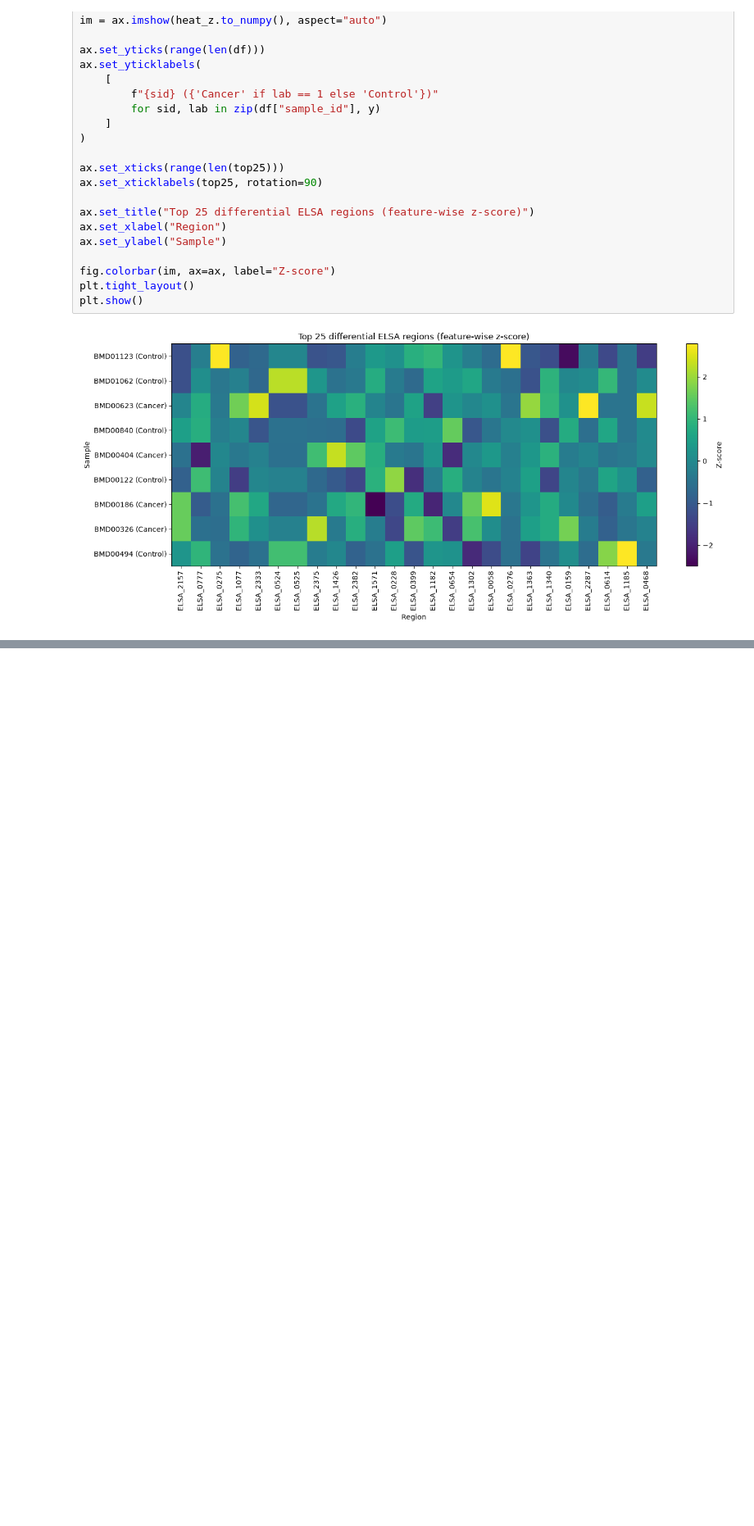
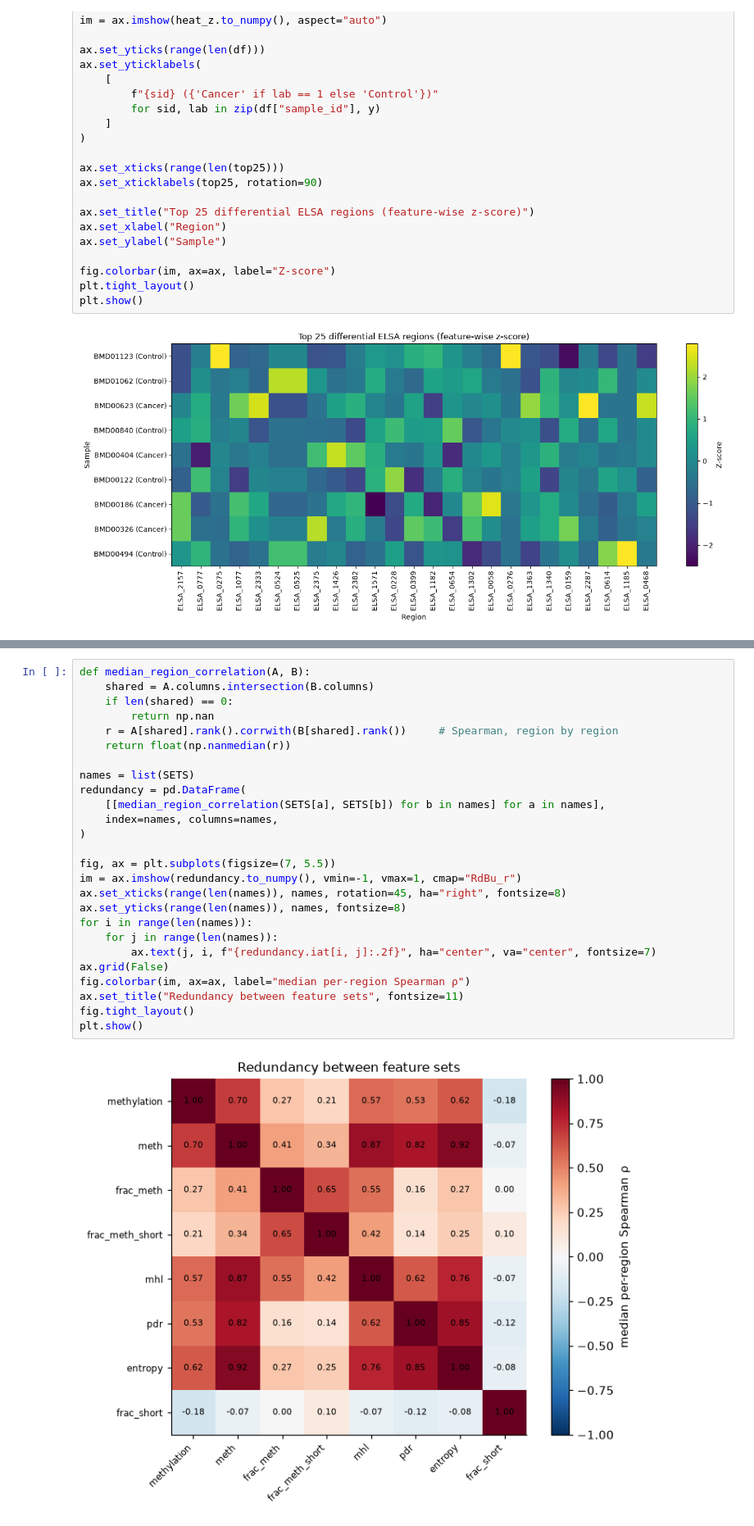
Before and after one commit to sadeghetemad/ctdna-methylation-ml, a Jupyter notebook: notebooks/01_EDA.ipynb, the cells around one changed output, grey strips where cells are left out. Shown at 82% size. Saved outputs shown, nothing was run; the diff lists cells and outputs as text; blank space fills up the shorter version.

```diff
--- a/notebooks/01_EDA.ipynb
+++ b/notebooks/01_EDA.ipynb
@@ -453,0 +708,28 @@ plt.show()
+# %%
+def median_region_correlation(A, B):
+    shared = A.columns.intersection(B.columns)
+    if len(shared) == 0:
+        return np.nan
+    r = A[shared].rank().corrwith(B[shared].rank())     # Spearman, region by region
+    return float(np.nanmedian(r))
+
+names = list(SETS)
+redundancy = pd.DataFrame(
+    [[median_region_correlation(SETS[a], SETS[b]) for b in names] for a in names],
+    index=names, columns=names,
+)
+
+fig, ax = plt.subplots(figsize=(7, 5.5))
+im = ax.imshow(redundancy.to_numpy(), vmin=-1, vmax=1, cmap="RdBu_r")
+ax.set_xticks(range(len(names)), names, rotation=45, ha="right", fontsize=8)
+ax.set_yticks(range(len(names)), names, fontsize=8)
+for i in range(len(names)):
+    for j in range(len(names)):
+        ax.text(j, i, f"{redundancy.iat[i, j]:.2f}", ha="center", va="center", fontsize=7)
+ax.grid(False)
+fig.colorbar(im, ax=ax, label="median per-region Spearman ρ")
+ax.set_title("Redundancy between feature sets", fontsize=11)
+fig.tight_layout()
+plt.show()
+# %% [output]
+[figure, added]
```
Also changed, not shown: parts of 28 cells of this notebook, 13 other files.
